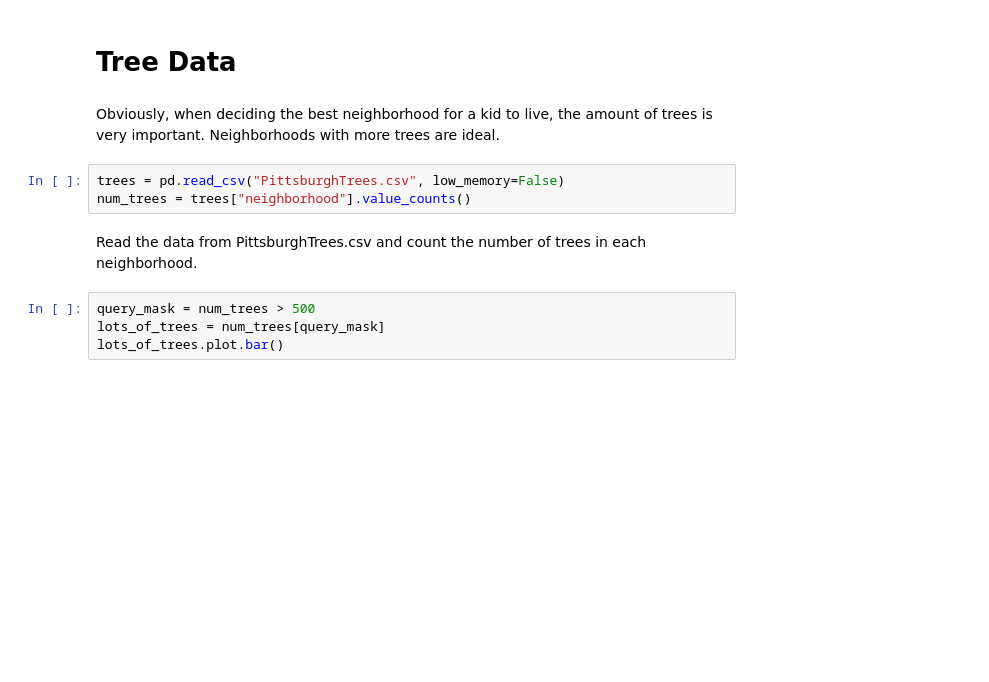
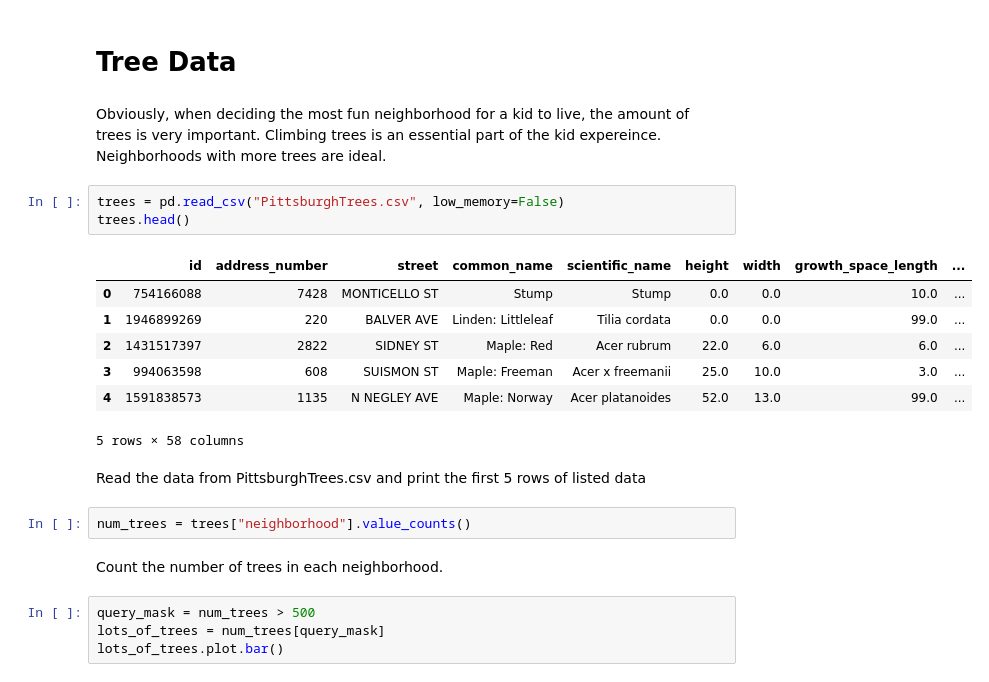
Before and after one commit to julimurphy/Big-Ideas-Final, a Jupyter notebook: Final.ipynb, the cells around one changed output. Drawn from its saved outputs; the diff is of its cells as text; blank space fills up the shorter version.

```diff
--- a/Final.ipynb
+++ b/Final.ipynb
@@ -157,12 +159,24 @@ Now, to be able to combine the results from this data set with the others, we on
 # %% [markdown]
 # Tree Data
 # %% [markdown]
-Obviously, when deciding the best neighborhood for a kid to live, the amount of trees is very important. Neighborhoods with more trees are ideal.
+Obviously, when deciding the most fun neighborhood for a kid to live, the amount of trees is very important. Climbing trees is an essential part of the kid expereince. Neighborhoods with more trees are ideal.
 # %%
 trees = pd.read_csv("PittsburghTrees.csv", low_memory=False)
-num_trees = trees["neighborhood"].value_counts()
+trees.head()
+# %% [output]
+|  | id | address_number | street | common_name | scientific_name | height | width | growth_space_length | ... |
+| 0 | 754166088 | 7428 | MONTICELLO ST | Stump | Stump | 0.0 | 0.0 | 10.0 | ... |
+| 1 | 1946899269 | 220 | BALVER AVE | Linden: Littleleaf | Tilia cordata | 0.0 | 0.0 | 99.0 | ... |
+| 2 | 1431517397 | 2822 | SIDNEY ST | Maple: Red | Acer rubrum | 22.0 | 6.0 | 6.0 | ... |
+| 3 | 994063598 | 608 | SUISMON ST | Maple: Freeman | Acer x freemanii | 25.0 | 10.0 | 3.0 | ... |
+| 4 | 1591838573 | 1135 | N NEGLEY AVE | Maple: Norway | Acer platanoides | 52.0 | 13.0 | 99.0 | ... |
+5 rows × 58 columns
+# %% [markdown]
+Read the data from PittsburghTrees.csv and print the first 5 rows of listed data
+# %%
+num_trees = trees["neighborhood"].value_counts()
 # %% [markdown]
-Read the data from PittsburghTrees.csv and count the number of trees in each neighborhood.
+Count the number of trees in each neighborhood.
 # %%
 query_mask = num_trees > 500
 lots_of_trees = num_trees[query_mask]
```
Also changed, not shown: parts of 4 cells of this notebook.
